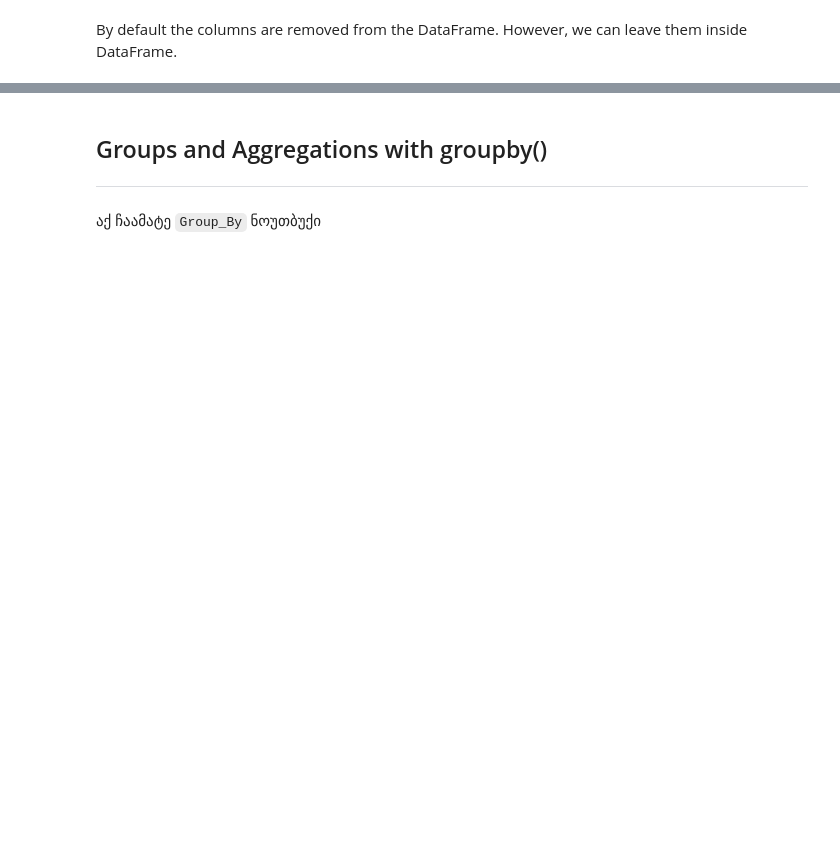
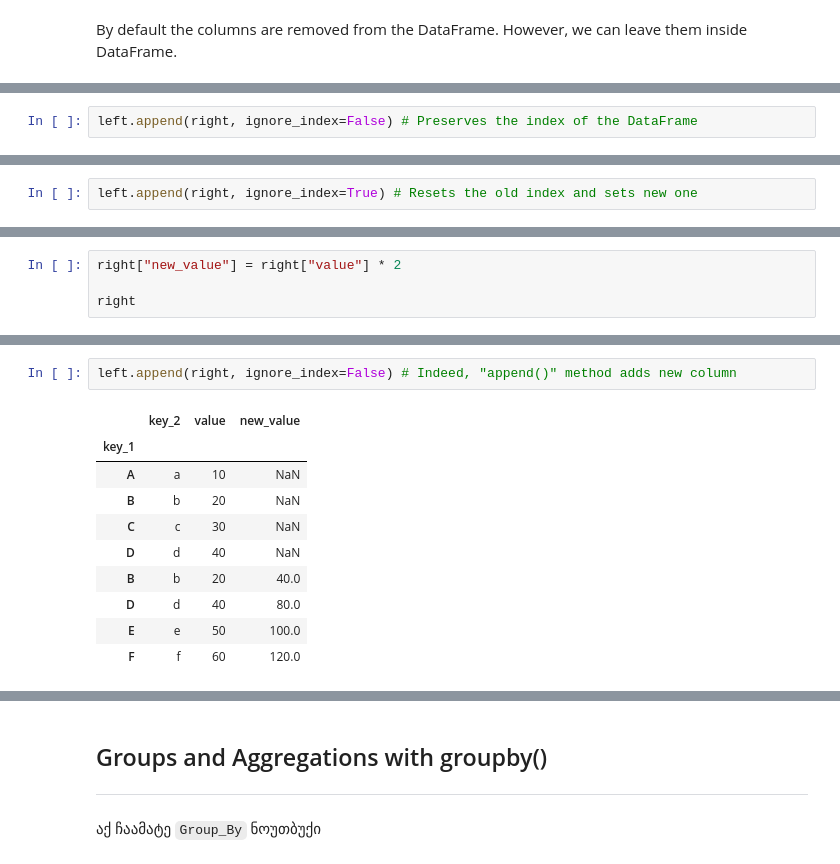
Before and after one commit to Okroshiashvili/Data_Analysis_Python, a Jupyter notebook: Lecture 5/Join, Combine, Reshape DataFrame.ipynb, the cells around one changed output, grey strips where cells are left out. Saved outputs shown, nothing was run; the diff lists cells and outputs as text; blank space fills up the shorter version.

```diff
--- a/Lecture 5/Join, Combine, Reshape DataFrame.ipynb
+++ b/Lecture 5/Join, Combine, Reshape DataFrame.ipynb
@@ -373,0 +425,2 @@ https://pandas.pydata.org/pandas-docs/stable/user_guide/groupby.html
+# %%
+left.append(right, ignore_index=False) # Preserves the index of the DataFrame
@@ -373,0 +438,2 @@ https://pandas.pydata.org/pandas-docs/stable/user_guide/groupby.html
+# %%
+left.append(right, ignore_index=True) # Resets the old index and sets new one
@@ -373,0 +452,4 @@ https://pandas.pydata.org/pandas-docs/stable/user_guide/groupby.html
+# %%
+right["new_value"] = right["value"] * 2
+
+right
@@ -373,0 +463,13 @@ https://pandas.pydata.org/pandas-docs/stable/user_guide/groupby.html
+# %%
+left.append(right, ignore_index=False) # Indeed, "append()" method adds new column
+# %% [output]
+|  | key_2 | value | new_value |
+| key_1 |  |  |  |
+| A | a | 10 | NaN |
+| B | b | 20 | NaN |
+| C | c | 30 | NaN |
+| D | d | 40 | NaN |
+| B | b | 20 | 40.0 |
+| D | d | 40 | 80.0 |
+| E | e | 50 | 100.0 |
+| F | f | 60 | 120.0 |
```
Also changed, not shown: parts of 105 cells of this notebook, 8 other files.
